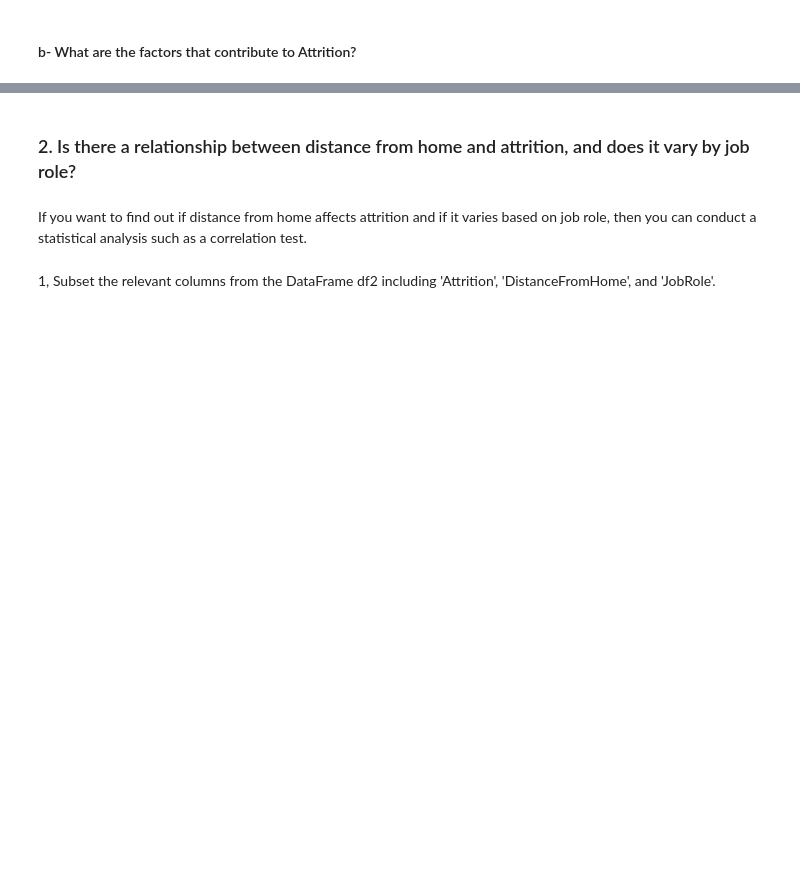
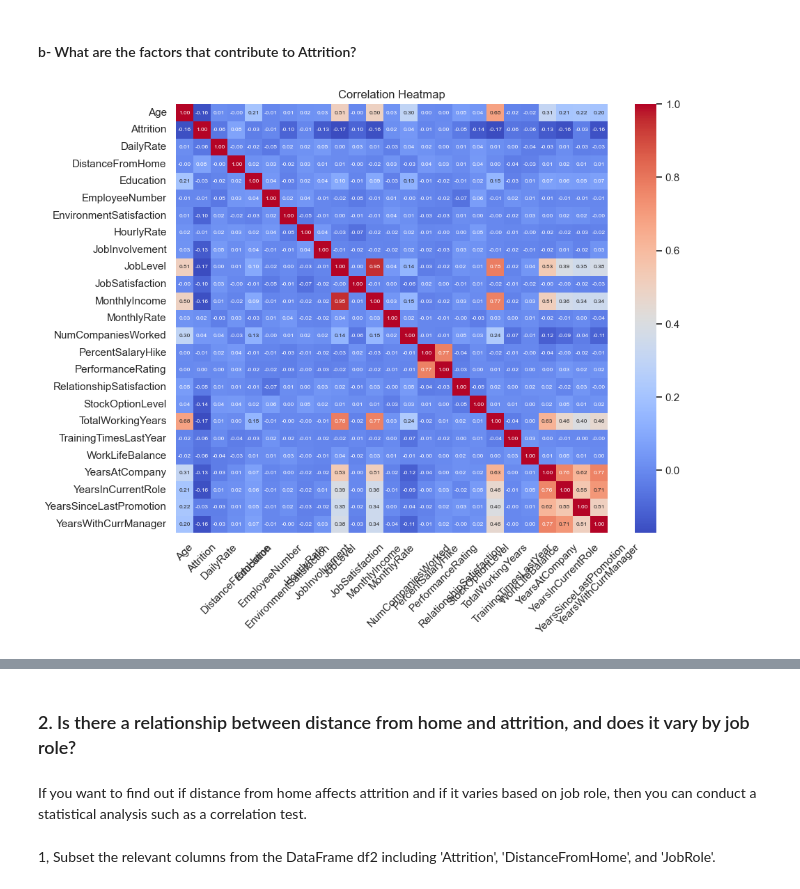
Before and after one commit to KursaDSc/IBM-HR-Analytics-Employee-Attrition, a Jupyter notebook: Updated_main.ipynb, the cells around one changed output, grey strips where cells are left out. Saved outputs shown, nothing was run; the diff lists cells and outputs as text; code cells hidden in the pictures; blank space fills up the shorter version.

```diff
--- a/Updated_main.ipynb
+++ b/Updated_main.ipynb
@@ -271,5 +294,15 @@ for p in ax.patches:
 # %% [markdown]
 #### b- What are the factors that contribute to Attrition?
+# %%
+# Heatmap
+correlation_matrix = df2.loc[:, df2.dtypes == 'int64'].corr()
+plt.figure(figsize=(10, 8))  # Set the size of the heatmap
+ax = sns.heatmap(correlation_matrix, annot=True, cmap='coolwarm', fmt=".2f", annot_kws={"fontsize": 6})
+ax.set(title='Correlation Heatmap')
+plt.xticks(rotation=45)
+plt.yticks(rotation=0);
+# %% [output]
+[figure, added]
 # %%
 cor_attr = df2.loc[:, df2.dtypes == 'int64'].corr()[['Attrition']].sort_values(by='Attrition', ascending=False)
 
```
Also changed, not shown: parts of 7 cells of this notebook.
